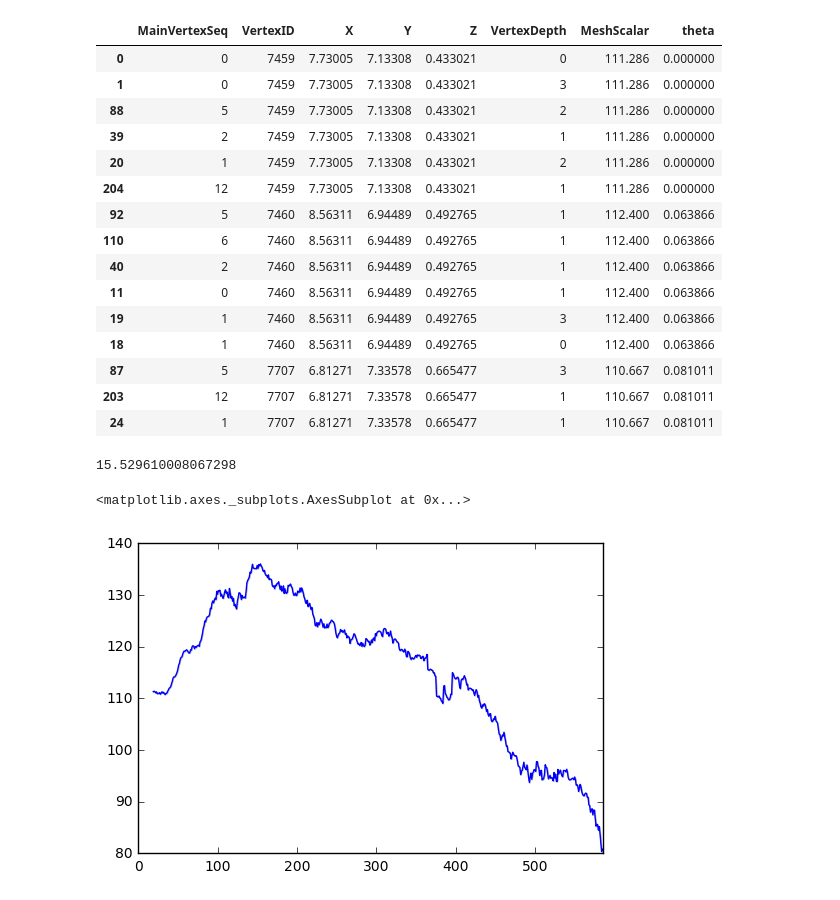
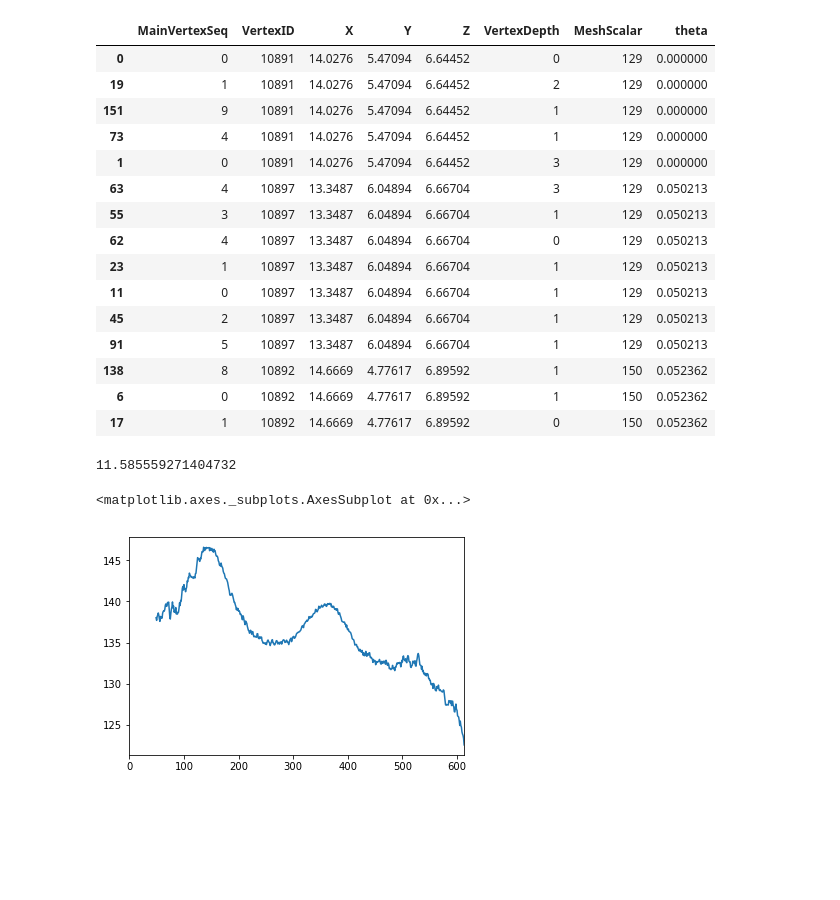
Before and after one commit to drkarim/lassy, a Jupyter notebook: python_scripts/encirclement_analyser.ipynb, the cells around one changed output. Saved outputs shown, nothing was run; the diff lists cells and outputs as text; code cells hidden in the pictures; blank space fills up the shorter version.

Commit message:
new data

```diff
--- a/python_scripts/encirclement_analyser.ipynb
+++ b/python_scripts/encirclement_analyser.ipynb
@@ -15,7 +15,7 @@ import math
 warnings.filterwarnings('ignore')
 %matplotlib inline
 # %%
-df_data = pd.read_csv('./data/encirclement/AW_LPV_circle_2nd_sample.csv')
+df_data = pd.read_csv('./data/encirclement/AW_LPV_lassy.csv')
 # %%
 df_data.describe()
 # %% [output]
@@ -137,32 +137,32 @@ sns.tsplot(df_data_with_thetas_sorted['MeshScalar'])
 df_data_with_thetas_sorted.head(15)
 # %% [output]
 |  | MainVertexSeq | VertexID | X | Y | Z | VertexDepth | MeshScalar | theta |
-| 0 | 0 | 7459 | 7.73005 | 7.13308 | 0.433021 | 0 | 111.286 | 0.000000 |
-| 1 | 0 | 7459 | 7.73005 | 7.13308 | 0.433021 | 3 | 111.286 | 0.000000 |
-| 88 | 5 | 7459 | 7.73005 | 7.13308 | 0.433021 | 2 | 111.286 | 0.000000 |
-| 39 | 2 | 7459 | 7.73005 | 7.13308 | 0.433021 | 1 | 111.286 | 0.000000 |
-| 20 | 1 | 7459 | 7.73005 | 7.13308 | 0.433021 | 2 | 111.286 | 0.000000 |
-| 204 | 12 | 7459 | 7.73005 | 7.13308 | 0.433021 | 1 | 111.286 | 0.000000 |
-| 92 | 5 | 7460 | 8.56311 | 6.94489 | 0.492765 | 1 | 112.400 | 0.063866 |
-| 110 | 6 | 7460 | 8.56311 | 6.94489 | 0.492765 | 1 | 112.400 | 0.063866 |
-| 40 | 2 | 7460 | 8.56311 | 6.94489 | 0.492765 | 1 | 112.400 | 0.063866 |
-| 11 | 0 | 7460 | 8.56311 | 6.94489 | 0.492765 | 1 | 112.400 | 0.063866 |
-| 19 | 1 | 7460 | 8.56311 | 6.94489 | 0.492765 | 3 | 112.400 | 0.063866 |
-| 18 | 1 | 7460 | 8.56311 | 6.94489 | 0.492765 | 0 | 112.400 | 0.063866 |
-| 87 | 5 | 7707 | 6.81271 | 7.33578 | 0.665477 | 3 | 110.667 | 0.081011 |
-| 203 | 12 | 7707 | 6.81271 | 7.33578 | 0.665477 | 1 | 110.667 | 0.081011 |
-| 24 | 1 | 7707 | 6.81271 | 7.33578 | 0.665477 | 1 | 110.667 | 0.081011 |
+| 0 | 0 | 10891 | 14.0276 | 5.47094 | 6.64452 | 0 | 129 | 0.000000 |
+| 19 | 1 | 10891 | 14.0276 | 5.47094 | 6.64452 | 2 | 129 | 0.000000 |
+| 151 | 9 | 10891 | 14.0276 | 5.47094 | 6.64452 | 1 | 129 | 0.000000 |
+| 73 | 4 | 10891 | 14.0276 | 5.47094 | 6.64452 | 1 | 129 | 0.000000 |
+| 1 | 0 | 10891 | 14.0276 | 5.47094 | 6.64452 | 3 | 129 | 0.000000 |
+| 63 | 4 | 10897 | 13.3487 | 6.04894 | 6.66704 | 3 | 129 | 0.050213 |
+| 55 | 3 | 10897 | 13.3487 | 6.04894 | 6.66704 | 1 | 129 | 0.050213 |
+| 62 | 4 | 10897 | 13.3487 | 6.04894 | 6.66704 | 0 | 129 | 0.050213 |
+| 23 | 1 | 10897 | 13.3487 | 6.04894 | 6.66704 | 1 | 129 | 0.050213 |
+| 11 | 0 | 10897 | 13.3487 | 6.04894 | 6.66704 | 1 | 129 | 0.050213 |
+| 45 | 2 | 10897 | 13.3487 | 6.04894 | 6.66704 | 1 | 129 | 0.050213 |
+| 91 | 5 | 10897 | 13.3487 | 6.04894 | 6.66704 | 1 | 129 | 0.050213 |
+| 138 | 8 | 10892 | 14.6669 | 4.77617 | 6.89592 | 1 | 150 | 0.052362 |
+| 6 | 0 | 10892 | 14.6669 | 4.77617 | 6.89592 | 1 | 150 | 0.052362 |
+| 17 | 1 | 10892 | 14.6669 | 4.77617 | 6.89592 | 0 | 150 | 0.052362 |
 # %%
 df_data_with_thetas_sorted['MeshScalar'].std()
 # %% [output]
-15.529610008067298
+11.585559271404732
 # %%
 df_data_with_thetas_sorted_nodupes = df_data_with_thetas_sorted.drop_duplicates(subset='VertexID', keep='last');
 # %%
-sns.tsplot(pd.rolling_mean(df_data_with_thetas_sorted_nodupes['MeshScalar'],20))
+sns.tsplot(pd.rolling_mean(df_data_with_thetas_sorted_nodupes['MeshScalar'],50))
 # %% [output]
 <matplotlib.axes._subplots.AxesSubplot at 0x...>
-[figure, old version]
+[figure, new version]
 # %%
 df_data_with_thetas_sorted_nodupes.describe()
 # %% [output]
```
Also changed, not shown: parts of 14 cells of this notebook, 2 other files.
